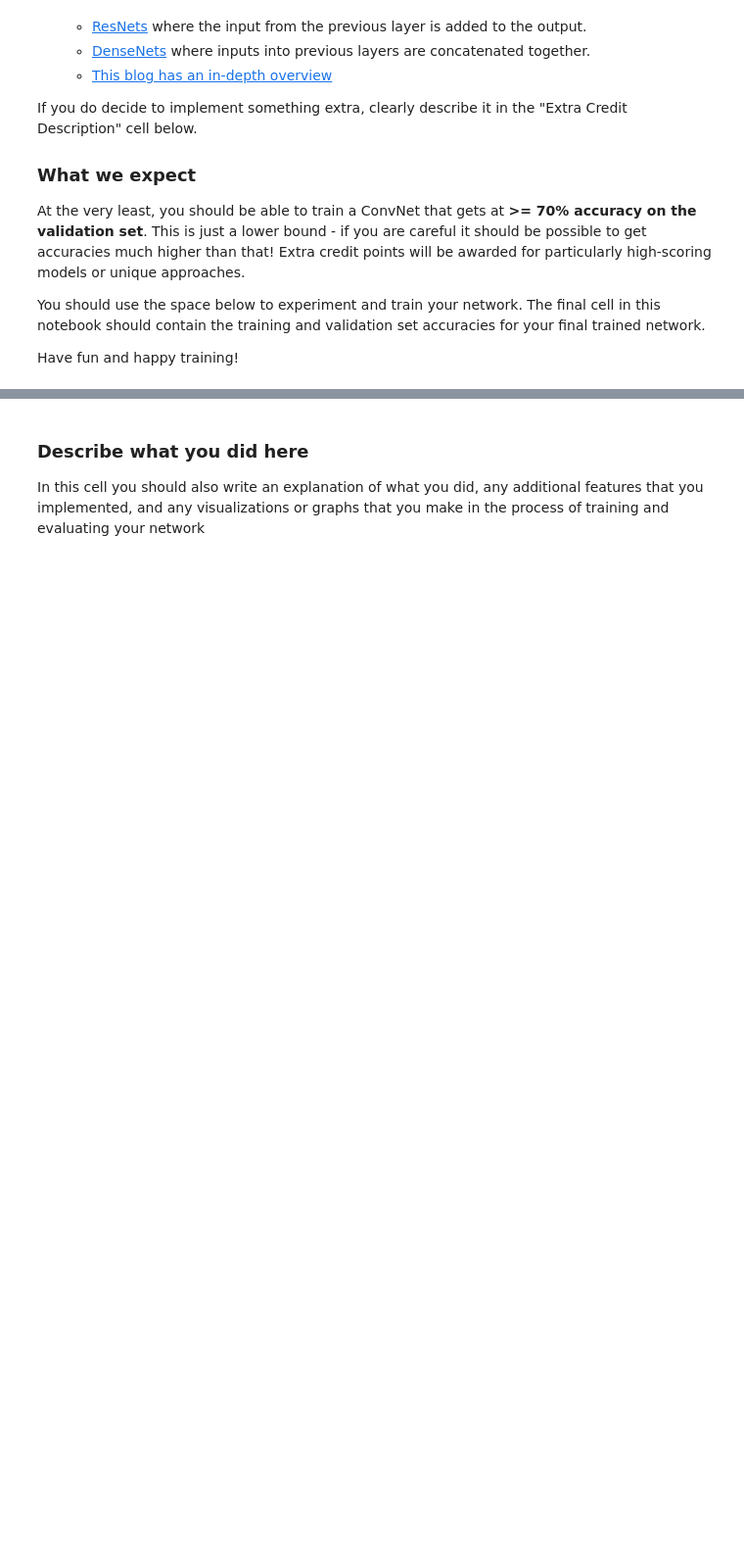
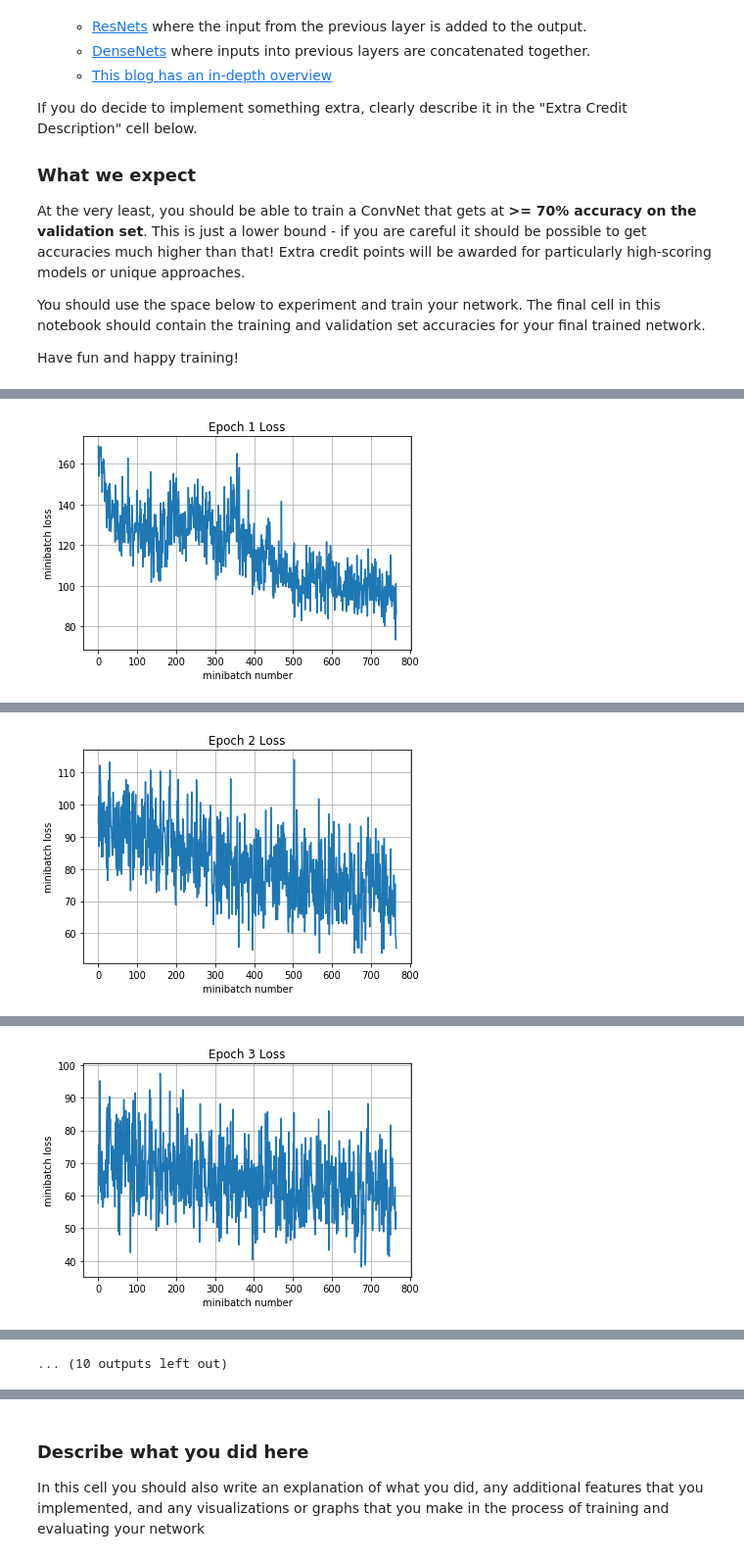
Before and after one commit to lmtoan/CS231n-Vision, a Jupyter notebook: assignment2_1617/TensorFlow_Toan.ipynb, the cells around one changed output, grey strips where cells are left out. Shown: that part at 98% size. Drawn from its saved outputs; the diff is of its cells as text; code cells hidden in the pictures; blank space fills up the shorter version.

```diff
--- a/assignment2_1617/TensorFlow_Toan.ipynb
+++ b/assignment2_1617/TensorFlow_Toan.ipynb
@@ -459,0 +535,13 @@ Have fun and happy training!
+# %%
+# Feel free to play with this cell
+# This default code creates a session
+# and trains your model for 10 epochs
+# then prints the validation set accuracy
+sess = tf.Session(config=tf.ConfigProto(log_device_placement=True))
+
+sess.run(tf.global_variables_initializer())
+print('Training')
+run_model(sess,y_out,mean_loss,X_train,y_train,10,64,100,train_step,True)
+print('Validation')
+run_model(sess,y_out,mean_loss,X_val,y_val,1,64)
+# %% [output]
@@ -459,0 +558 @@ Have fun and happy training!
+[figure, added]
@@ -459,0 +568 @@ Have fun and happy training!
+[figure, added]
@@ -459,0 +577 @@ Have fun and happy training!
+[figure, added]
@@ -459,0 +607 @@ Have fun and happy training!
+... (10 outputs left out)
```
Also changed, not shown: parts of 13 cells of this notebook, 5 other files.
